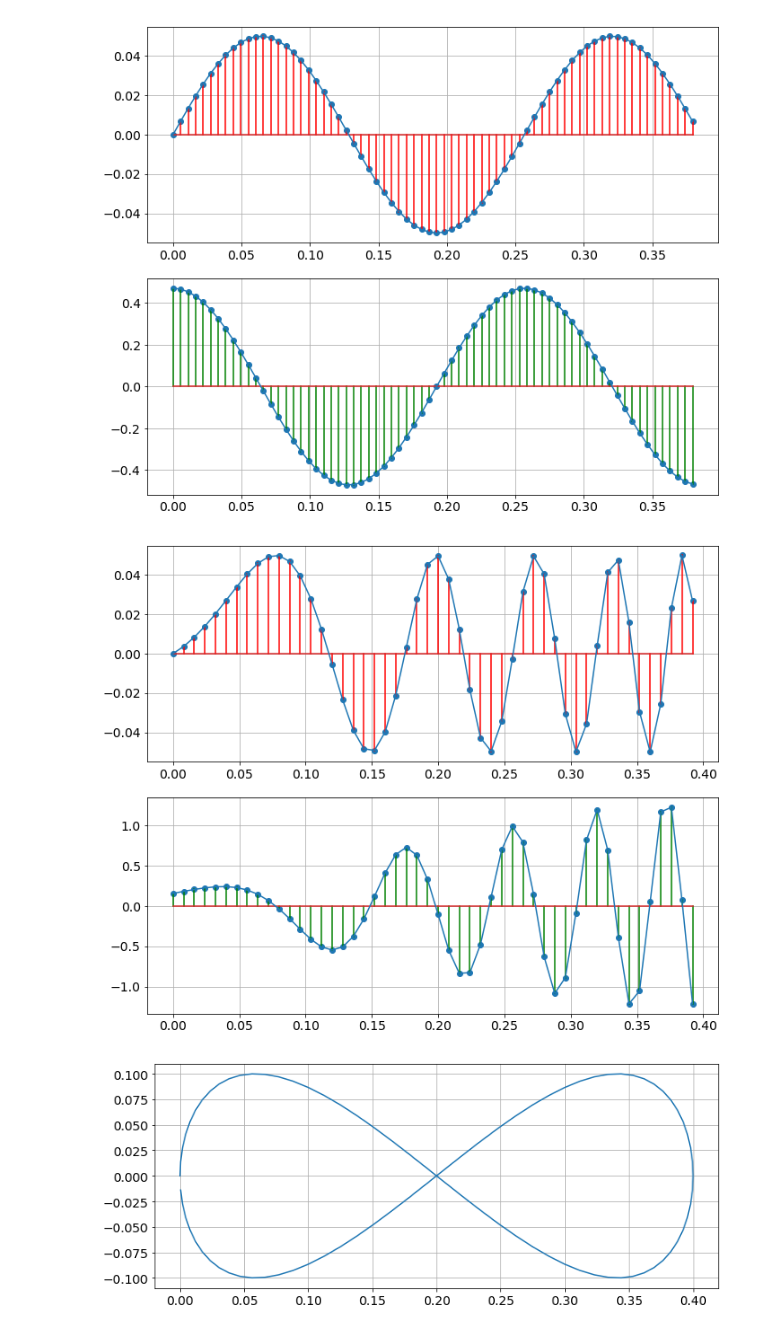
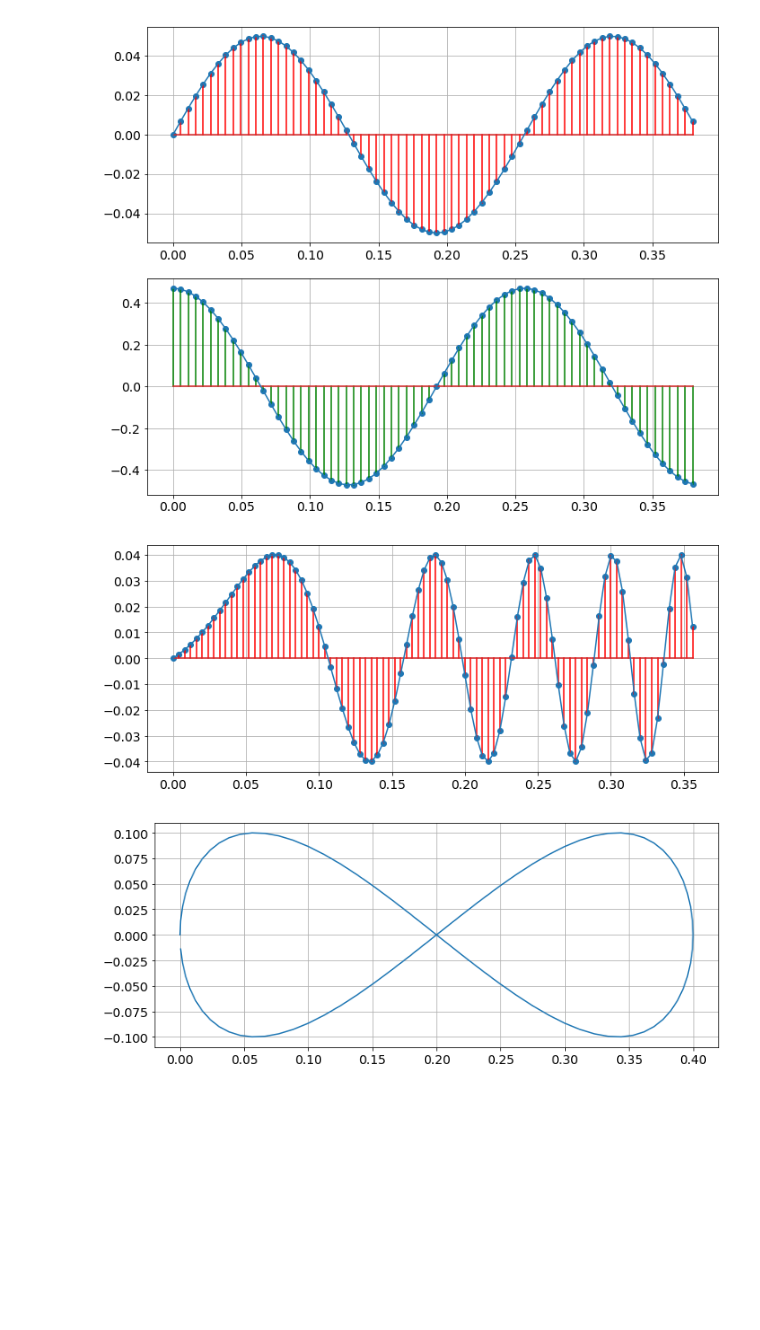
Before and after one commit to DjoleMNE/Lazy_Robot_Control_by_Relaxation_of_Motion_and_Force_Constraints, a Jupyter notebook: integrator_python_testing.ipynb, the cells around one changed output. Drawn from its saved outputs; the diff is of its cells as text; code cells hidden in the pictures; blank space fills up the shorter version.

```diff
--- a/integrator_python_testing.ipynb
+++ b/integrator_python_testing.ipynb
@@ -772,32 +772,32 @@ plt.tight_layout()
 [figure]
 # %%
 ### Chirp Sine wave with increasing frequency
-fs = 50# sample rate
+fs = 90# sample rate
 f = 0.5 # the frequency of the signal
 f_T = 4.5
-amplitude = 0.05
+amplitude = 0.04
 # scale = 1.0
-scale = 0.008
+scale = 0.004
 
 freq = np.linspace(f, f_T, fs, endpoint=True) # Chirp times
 x = np.arange(fs)  # the points on the x axis for plotting
 f_d = (f_T - f) / (fs - 1)
 
 # compute the value (amplitude) of the sin wave at the for each sample
 y = amplitude * np.sin(2 * np.pi * freq * (x/fs))
 y_d = amplitude * np.cos(2 * np.pi * freq * (x/fs)) * 2 * np.pi * (f_d * (x/fs) + freq)
 
 x = x * scale
 
 fig = plt.figure(figsize=(10, 8))
 ax = fig.add_subplot(211)
 plt.stem(x,y, 'r', )
 plt.plot(x,y)
 
-ax = fig.add_subplot(212)
-plt.stem(x,y_d, 'g', )
-plt.plot(x,y_d)
+# ax = fig.add_subplot(212)
+# plt.stem(x,y_d, 'g', )
+# plt.plot(x,y_d)
 plt.tight_layout()
 # %% [output]
-[figure, old version]
+[figure, new version]
 # %%
```
Also changed, not shown: parts of 5 cells of this notebook.
